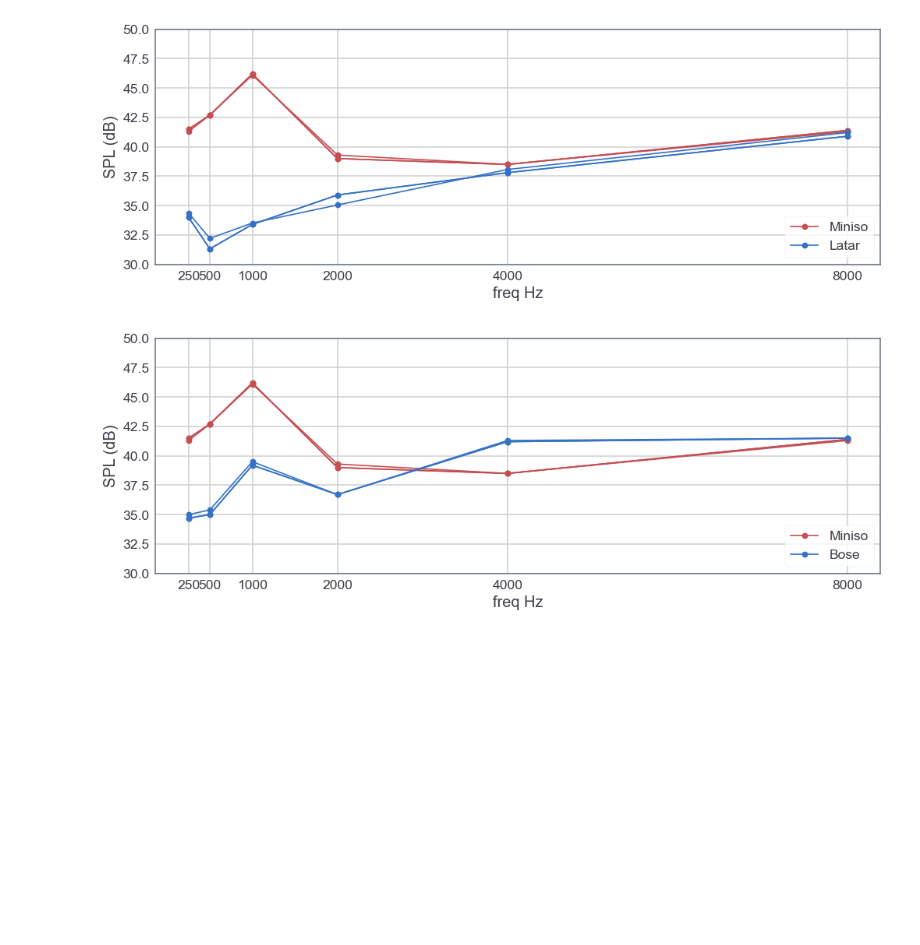
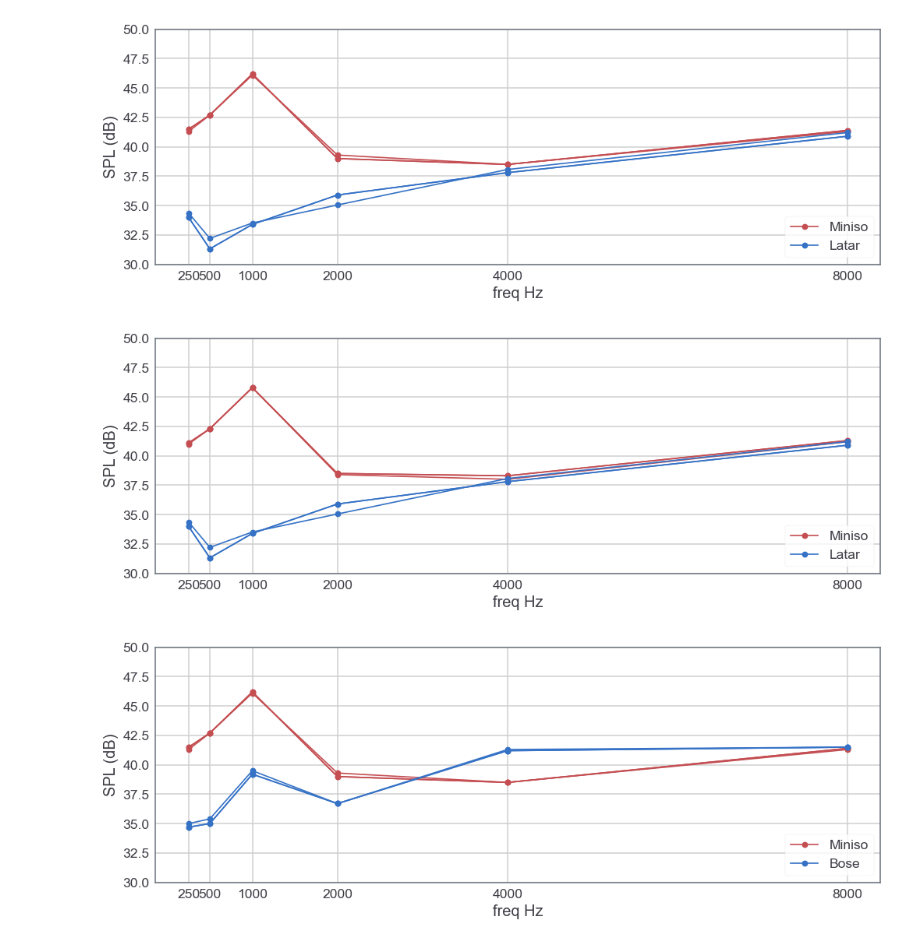
Before and after one commit to VibrasticLab/pikoakustik, a Jupyter notebook: document/hasil_ukur_lanjutan/python/ITBDataProcess.ipynb, the cells around one changed output. Cells and saved outputs as stored; diff of their text form; code cells hidden in the pictures; blank space fills up the shorter version.

```diff
--- a/document/hasil_ukur_lanjutan/python/ITBDataProcess.ipynb
+++ b/document/hasil_ukur_lanjutan/python/ITBDataProcess.ipynb
@@ -153,6 +203,11 @@ PlotSPLGroup(datpol.Ukur_Freq, datpol.Day1_Miniso1_Up[0,:,0], datpol.Day1_Miniso
             datpol.NoUnitMiniso_Data[2,8:20:2], datpol.NoUnitMiniso_Data[4,8:20:2], datpol.NoUnitMiniso_Data[6,8:20:2], 'Latar', [30, 50])
 # %% [output]
 [figure]
+# %%
+PlotSPLGroup(datpol.Ukur_Freq, datpol.Day1_Miniso2_Up[0,:,0], datpol.Day1_Miniso2_Up[1,:,0], datpol.Day1_Miniso2_Up[2,:,0], 'Miniso',
+            datpol.NoUnitMiniso_Data[2,8:20:2], datpol.NoUnitMiniso_Data[4,8:20:2], datpol.NoUnitMiniso_Data[6,8:20:2], 'Latar', [30, 50])
+# %% [output]
+[figure, added]
 # %%
 PlotSPLGroup(datpol.Ukur_Freq, datpol.Day1_Miniso1_Up[0,:,0], datpol.Day1_Miniso1_Up[1,:,0], datpol.Day1_Miniso1_Up[2,:,0], 'Miniso',
             datpol.Day1_Bose1_Up[0,:,0], datpol.Day1_Bose1_Up[1,:,0], datpol.Day1_Bose1_Up[2,:,0], 'Bose', [30,50])
```
Also changed, not shown: parts of 14 cells of this notebook, 10 other files.
